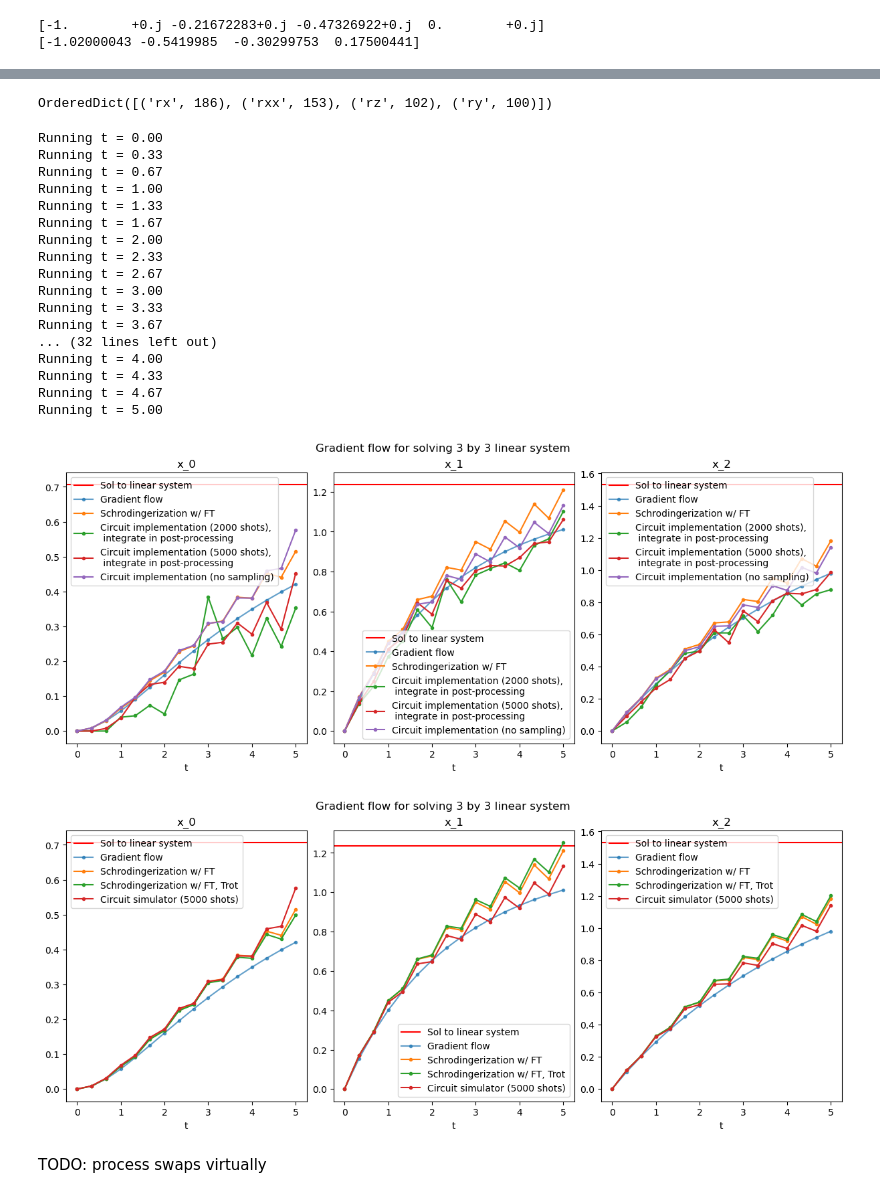
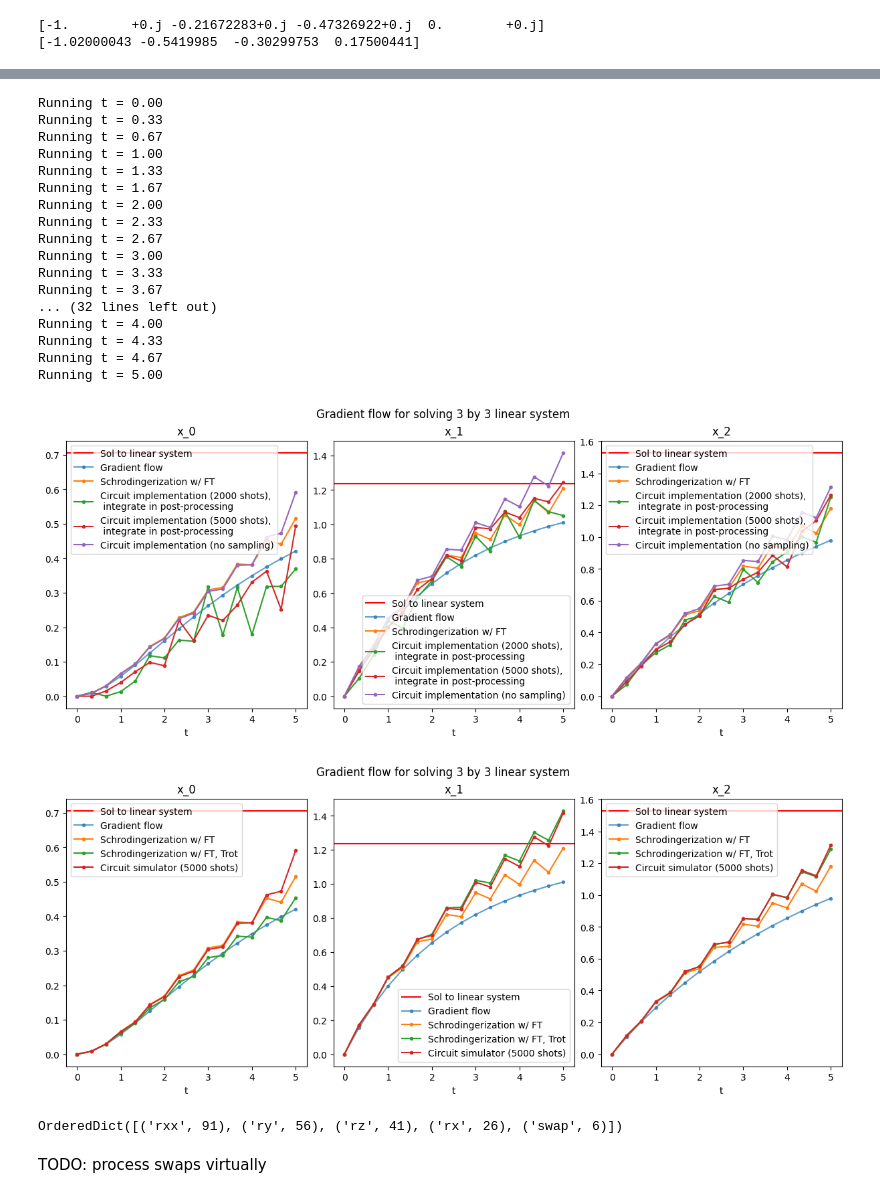
Before and after one commit to jli0108/quantum-diff-eq-ham-ebd, a Jupyter notebook: linear_system_std_binary.ipynb, the cells around one changed output, grey strips where cells are left out. Cells and saved outputs as stored; diff of their text form; code cells hidden in the pictures.

Commit message:
add second-order trotter

```diff
--- a/linear_system_std_binary.ipynb
+++ b/linear_system_std_binary.ipynb
@@ -584,12 +585,15 @@ plt.show()
 #     # print(c)
 #     return measurement_circuit.inverse(), normalization_factor_measurement, c, c_idx
 # %%
-circuit = get_full_circuit(n_x, n_p, T, H_1, H_2, r, R)
+circuit = get_full_circuit(n_x, n_p, T, H_1, H_2, r, R, trotter_method="second_order")
 # circuit.measure_all()
-compiled_circuit = transpile(circuit, basis_gates=['rx', 'ry', 'rz', 'rxx', 'swap'], optimization_level=1)
+compiled_circuit = transpile(circuit, basis_gates=['rx', 'ry', 'rz', 'rxx', 'swap'], optimization_level=2)
 compiled_circuit.count_ops()
+
+# Check that SWAP gates are not removed by Qiskit transpiler
+A = Operator(circuit).to_matrix()
+B = Operator(compiled_circuit).to_matrix()
+assert 1 - np.abs(np.trace(A @ np.conj(B.T))) / 2 ** (n_p+n_x) < 1e-6, "Check compiled circuit"
-# %% [output]
-OrderedDict([('rx', 186), ('rxx', 153), ('rz', 102), ('ry', 100)])
 # %%
 shots_vals = [2000, 5000]
 
@@ -628,7 +632,7 @@ for shots in shots_vals:
         print(f"Running t ={t : 0.2f}")
 
         # Simulate with sampling
-        circuit = get_full_circuit(n_x, n_p, t, H_1, H_2, r, R)
+        circuit = get_full_circuit(n_x, n_p, t, H_1, H_2, r, R, trotter_method="second_order")
         circuit.measure_all()
         compiled_circuit = transpile(circuit, basis_gates=['rx', 'ry', 'rz', 'rxx', 'swap'], optimization_level=1)
         # print("Depth:", compiled_circuit.depth())
@@ -683,8 +687,8 @@ for i, t in enumerate(t_vals):
     print(f"Running t ={t : 0.2f}")
 
     # Simulate without sampling
-    circuit = get_full_circuit(n_x, n_p, t, H_1, H_2, r, R)
-    compiled_circuit = transpile(circuit, basis_gates=['rx', 'ry', 'rz', 'rxx'], optimization_level=1)
+    circuit = get_full_circuit(n_x, n_p, t, H_1, H_2, r, R, trotter_method="second_order")
+    compiled_circuit = transpile(circuit, basis_gates=['rx', 'ry', 'rz', 'rxx', 'swap'], optimization_level=1)
     # print("Depth:", compiled_circuit.depth())
     # print(compiled_circuit.count_ops())
 
@@ -703,34 +707,34 @@ for i, t in enumerate(t_vals):
     # u_recover[i] = np.exp(a) * np.sum(np.reshape(v, newshape=(N_t, dimension, N))[i,:,a_idx:], axis=1) * h
     u_recover_circ[i] = (normalization_factor_state_prep * np.exp(a) * np.sum(np.reshape(np.sqrt(dist_ideal), newshape=(dimension + 1, N_p))[:,a_idx:], axis=1) * h)[:-1].real
     # plt.legend()
     # plt.show()
 for i in range(3):
     axs[i].plot(t_vals, u_recover_circ[:,i].real, '-o', label=f"Circuit implementation (no sampling)", markersize=3)
 
 
 for i in range(3):
     axs[i].legend()
 plt.suptitle(f"Gradient flow for solving {dimension} by {dimension} linear system")
 plt.show()
 # %% [output]
 Running t = 0.00
 Running t = 0.33
 Running t = 0.67
 Running t = 1.00
 Running t = 1.33
 Running t = 1.67
 Running t = 2.00
 Running t = 2.33
 Running t = 2.67
 Running t = 3.00
 Running t = 3.33
 Running t = 3.67
 ... (32 lines left out)
 Running t = 4.00
 Running t = 4.33
 Running t = 4.67
 Running t = 5.00
-[figure, old version]
+[figure, new version]
 # %%
 # t = 0
 # # normalization_factor_state_prep = np.sqrt((1 - np.exp(-2 * R)) / h)
@@ -808,9 +812,16 @@ for i in range(3):
 plt.suptitle(f"Gradient flow for solving {dimension} by {dimension} linear system")
 plt.show()
 # %% [output]
-[figure, old version]
+[figure, new version]
 # %%
-circuit = get_full_circuit(n_x, n_p, t, H_1, H_2, r, R)
-compiled_circuit = transpile(circuit, basis_gates=['rx', 'ry', 'rz', 'rxx', 'swap'], optimization_level=3)
-print("Depth:", compiled_circuit.depth())
+circuit = get_full_circuit(n_x, n_p, T, H_1, H_2, r, R, trotter_method="second_order")
+# circuit.measure_all()
+compiled_circuit = transpile(circuit, basis_gates=['rx', 'ry', 'rz', 'rxx', 'swap'], optimization_level=2)
 print(compiled_circuit.count_ops())
+
+# Check that SWAP gates are not removed by Qiskit transpiler
+A = Operator(circuit).to_matrix()
+B = Operator(compiled_circuit).to_matrix()
+assert 1 - np.abs(np.trace(A @ np.conj(B.T))) / 2 ** (n_p+n_x) < 1e-6, "Check compiled circuit"
+# %% [output]
+OrderedDict([('rxx', 91), ('ry', 56), ('rz', 41), ('rx', 26), ('swap', 6)])
```
Also changed, not shown: parts of 5 cells of this notebook, 1 other file.
